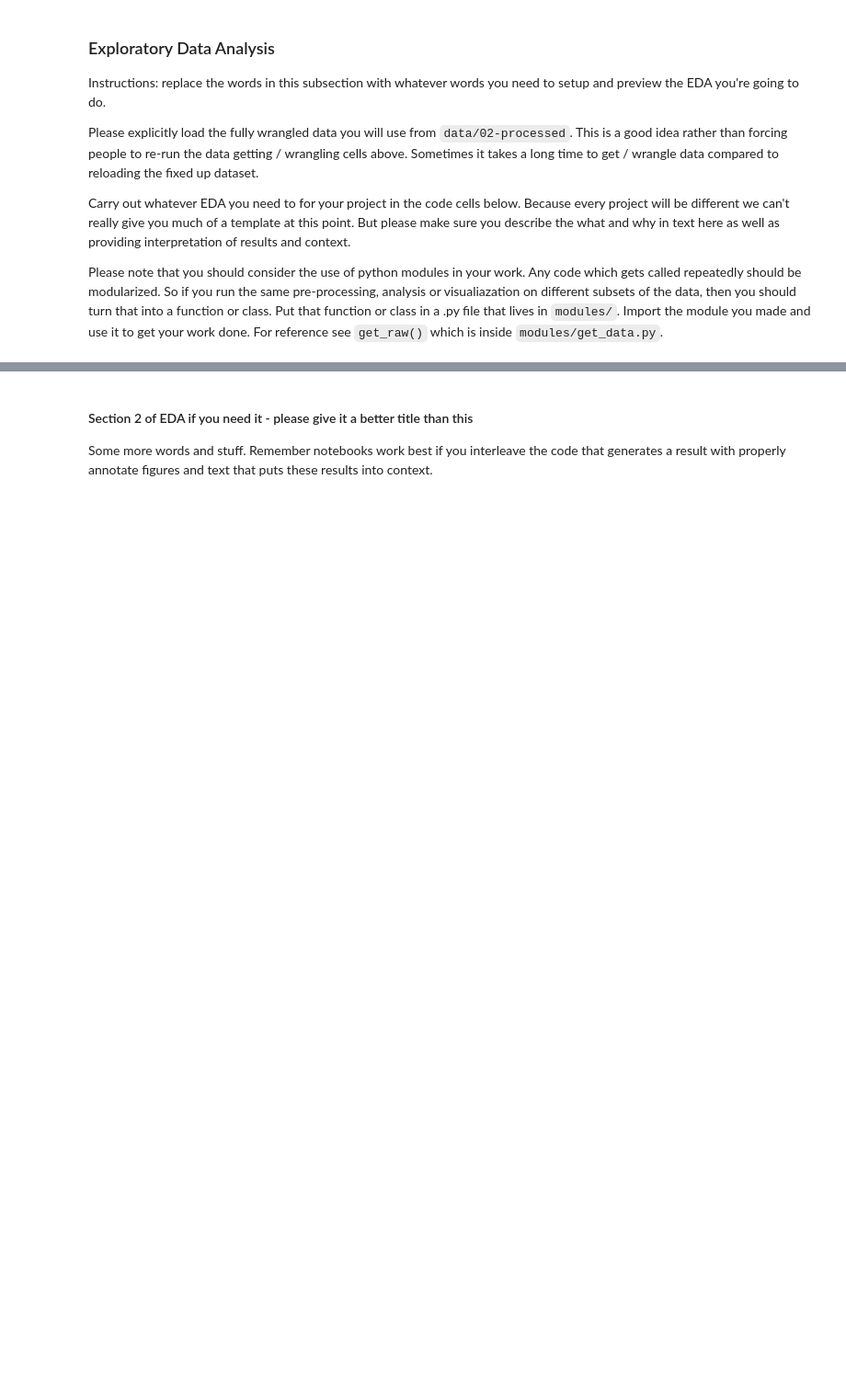
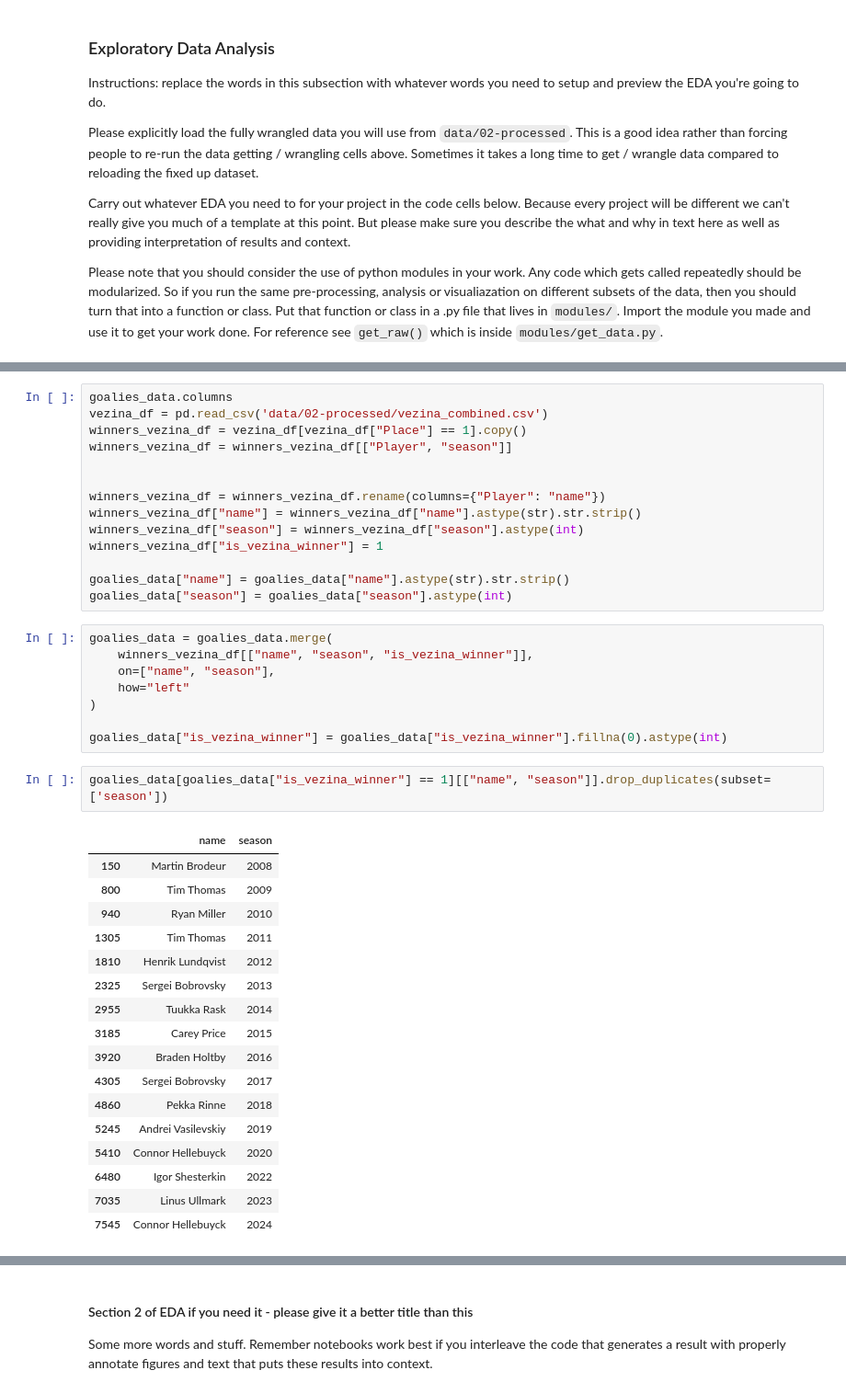
Before and after one commit to COGS108/Group118_WI26, a Jupyter notebook: 02-EDACheckpoint.ipynb, the cells around one changed output, grey strips where cells are left out. Shown at 92% size. Saved outputs shown, nothing was run; the diff lists cells and outputs as text; blank space fills up the shorter version.

```diff
--- a/02-EDACheckpoint.ipynb
+++ b/02-EDACheckpoint.ipynb
@@ -164,0 +189,42 @@ Some more words and stuff.  Remember notebooks work best if you interleave the c
+# %%
+goalies_data.columns
+vezina_df = pd.read_csv('data/02-processed/vezina_combined.csv')
+winners_vezina_df = vezina_df[vezina_df["Place"] == 1].copy()
+winners_vezina_df = winners_vezina_df[["Player", "season"]]
+
+
+winners_vezina_df = winners_vezina_df.rename(columns={"Player": "name"})
+winners_vezina_df["name"] = winners_vezina_df["name"].astype(str).str.strip()
+winners_vezina_df["season"] = winners_vezina_df["season"].astype(int)
+winners_vezina_df["is_vezina_winner"] = 1
+
+goalies_data["name"] = goalies_data["name"].astype(str).str.strip()
+goalies_data["season"] = goalies_data["season"].astype(int)
+# %%
+goalies_data = goalies_data.merge(
+    winners_vezina_df[["name", "season", "is_vezina_winner"]],
+    on=["name", "season"],
+    how="left"
+)
+
+goalies_data["is_vezina_winner"] = goalies_data["is_vezina_winner"].fillna(0).astype(int)
+# %%
+goalies_data[goalies_data["is_vezina_winner"] == 1][["name", "season"]].drop_duplicates(subset=['season'])
+# %% [output]
+|  | name | season |
+| 150 | Martin Brodeur | 2008 |
+| 800 | Tim Thomas | 2009 |
+| 940 | Ryan Miller | 2010 |
+| 1305 | Tim Thomas | 2011 |
+| 1810 | Henrik Lundqvist | 2012 |
+| 2325 | Sergei Bobrovsky | 2013 |
+| 2955 | Tuukka Rask | 2014 |
+| 3185 | Carey Price | 2015 |
+| 3920 | Braden Holtby | 2016 |
+| 4305 | Sergei Bobrovsky | 2017 |
+| 4860 | Pekka Rinne | 2018 |
+| 5245 | Andrei Vasilevskiy | 2019 |
+| 5410 | Connor Hellebuyck | 2020 |
+| 6480 | Igor Shesterkin | 2022 |
+| 7035 | Linus Ullmark | 2023 |
+| 7545 | Connor Hellebuyck | 2024 |
```
Also changed, not shown: parts of 6 cells of this notebook, 2 other files.
